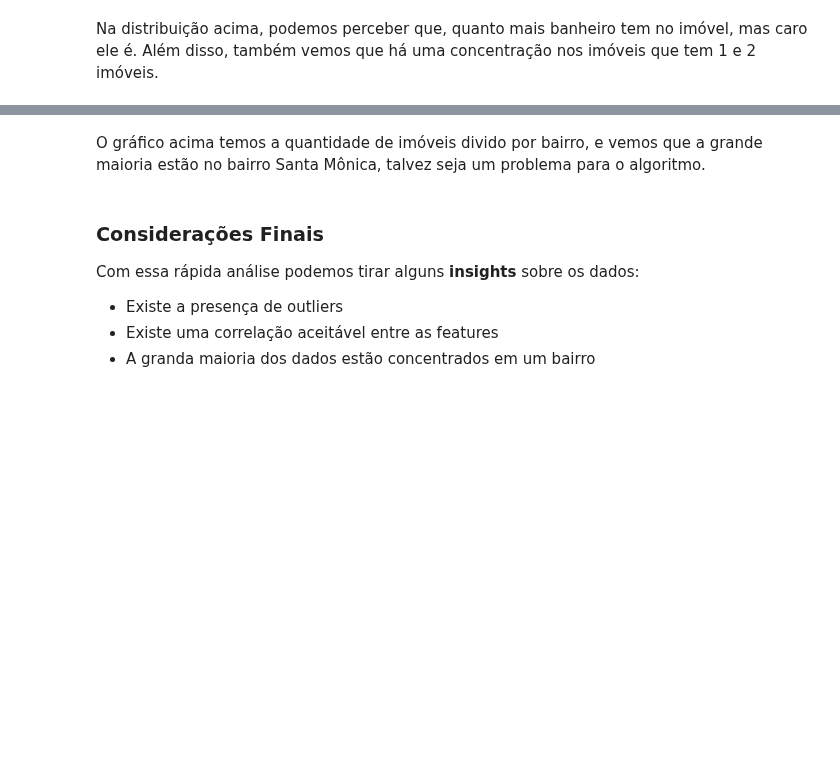
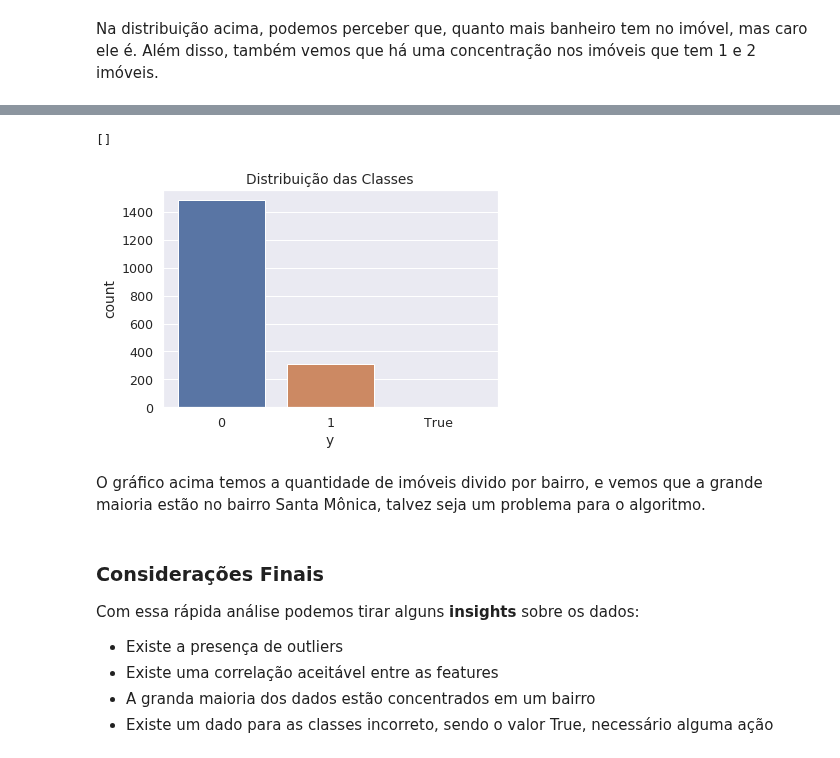
Before and after one commit to mathdeoliveira/house-recommendation, a Jupyter notebook: analysis/analise_exploratoria.ipynb, the cells around one changed output, grey strips where cells are left out. Drawn from its saved outputs; the diff is of its cells as text; code cells hidden in the pictures; blank space fills up the shorter version.

```diff
--- a/analysis/analise_exploratoria.ipynb
+++ b/analysis/analise_exploratoria.ipynb
@@ -164,3 +166,14 @@ xt = plt.xticks(rotation=90)
+# %%
+df['y'].value_counts()
+
+# plotar gráfico de barras
+fig, ax = plt.subplots()
+sns.countplot('y', data=df, ax=ax)
+ax.set_title('Distribuição das Classes')
+plt.plot()
+# %% [output]
+[]
+[figure, added]
 # %% [markdown]
 O gráfico acima temos a quantidade de imóveis divido por bairro, e vemos que a grande maioria estão no bairro Santa Mônica, talvez seja um problema para o algoritmo.
 # %% [markdown]
@@ -171,3 +184,4 @@ Com essa rápida análise podemos tirar alguns __insights__ sobre os dados:
 * Existe a presença de outliers
 * Existe uma correlação aceitável entre as features
 * A granda maioria dos dados estão concentrados em um bairro
+* Existe um dado para as classes incorreto, sendo o valor True, necessário alguma ação
```
Also changed, not shown: parts of 8 cells of this notebook, 7 other files.
